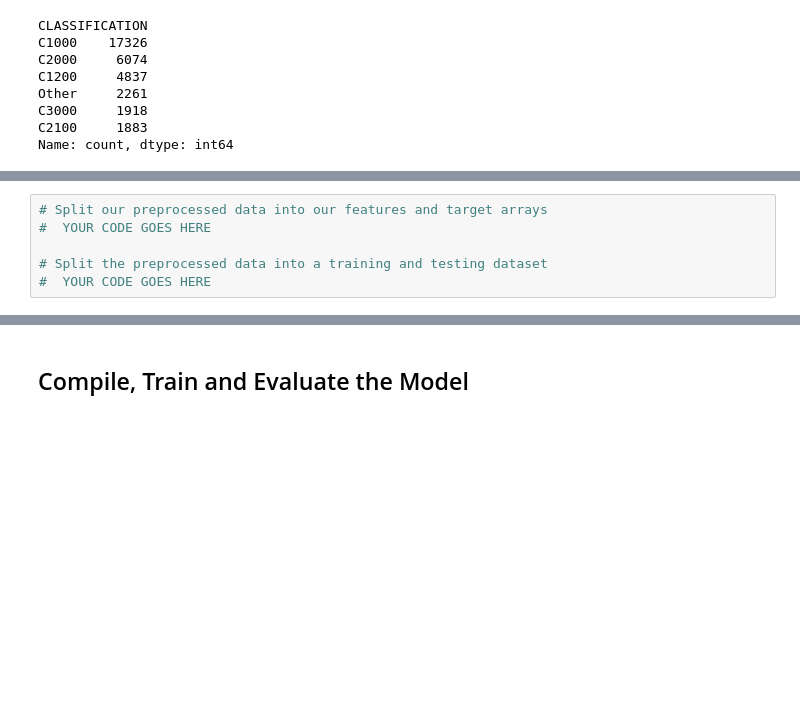
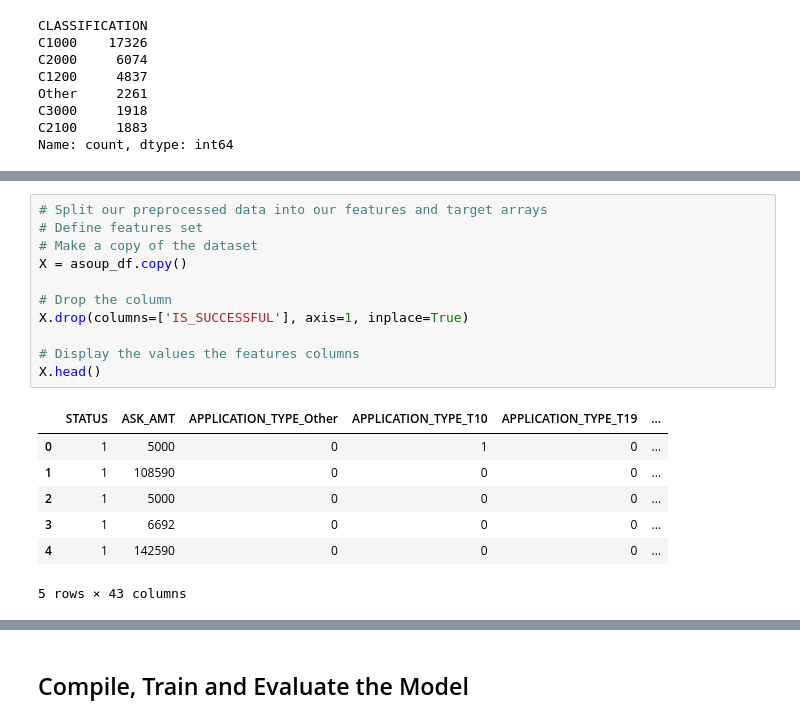
Before and after one commit to vara-co/deep-learning-challenge, a Jupyter notebook: DeepLearning_Code.ipynb, the cells around one changed output, grey strips where cells are left out. Saved outputs shown, nothing was run; the diff lists cells and outputs as text; blank space fills up the shorter version.

```diff
--- a/DeepLearning_Code.ipynb
+++ b/DeepLearning_Code.ipynb
@@ -183,6 +207,19 @@ Name: count, dtype: int64
-# %%
-# Split our preprocessed data into our features and target arrays
-#  YOUR CODE GOES HERE
-
-# Split the preprocessed data into a training and testing dataset
-#  YOUR CODE GOES HERE
+# %%
+# Split our preprocessed data into our features and target arrays
+# Define features set
+# Make a copy of the dataset
+X = asoup_df.copy()
+
+# Drop the column
+X.drop(columns=['IS_SUCCESSFUL'], axis=1, inplace=True)
+
+# Display the values the features columns
+X.head()
+# %% [output]
+|  | STATUS | ASK_AMT | APPLICATION_TYPE_Other | APPLICATION_TYPE_T10 | APPLICATION_TYPE_T19 | ... |
+| 0 | 1 | 5000 | 0 | 1 | 0 | ... |
+| 1 | 1 | 108590 | 0 | 0 | 0 | ... |
+| 2 | 1 | 5000 | 0 | 0 | 0 | ... |
+| 3 | 1 | 6692 | 0 | 0 | 0 | ... |
+| 4 | 1 | 142590 | 0 | 0 | 0 | ... |
+5 rows × 43 columns
```
Also changed, not shown: parts of 15 cells of this notebook.
